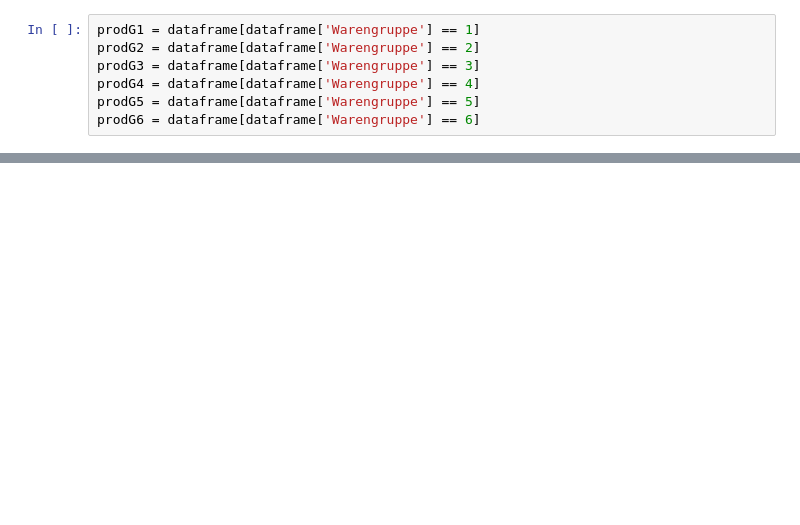
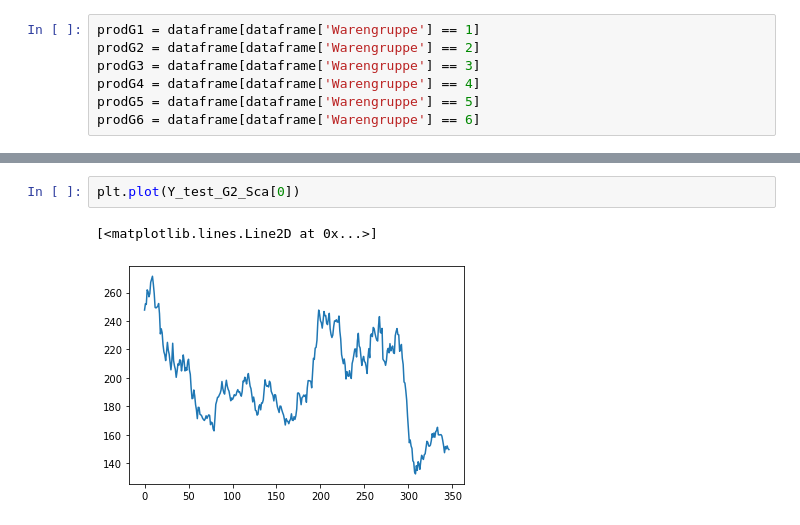
Before and after one commit to ShahwarZia/OpenCampusProject, a Jupyter notebook: Project.ipynb, the cells around one changed output, grey strips where cells are left out. Cells and saved outputs as stored; diff of their text form; blank space fills up the shorter version.

```diff
--- a/Project.ipynb
+++ b/Project.ipynb
@@ -79,0 +289,5 @@ plt.tight_layout();
+# %%
+plt.plot(Y_test_G2_Sca[0])
+# %% [output]
+[<matplotlib.lines.Line2D at 0x...>]
+[figure, added]
```
Also changed, not shown: parts of 32 cells of this notebook, 1 other file.
